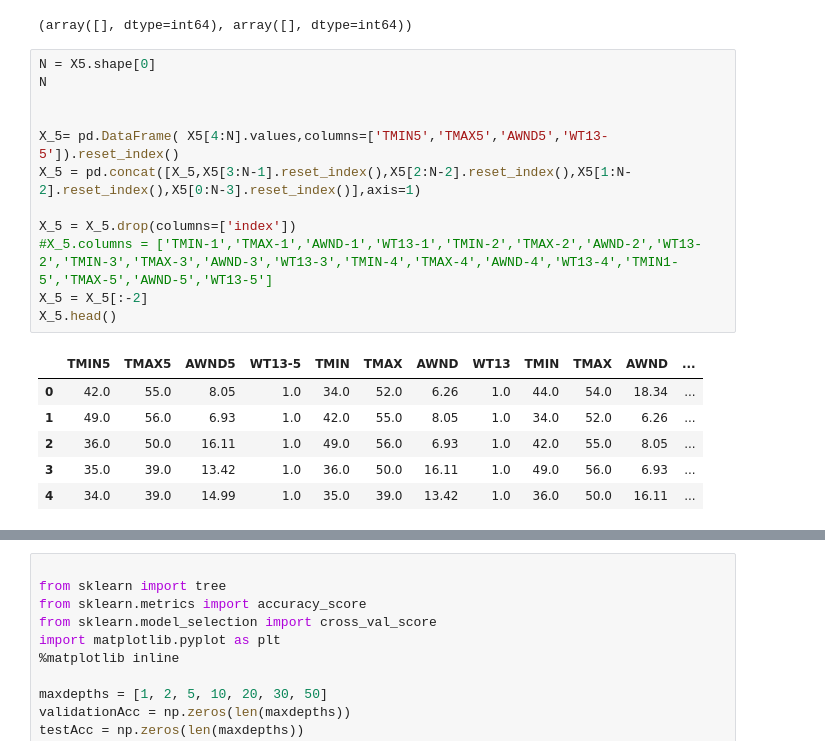
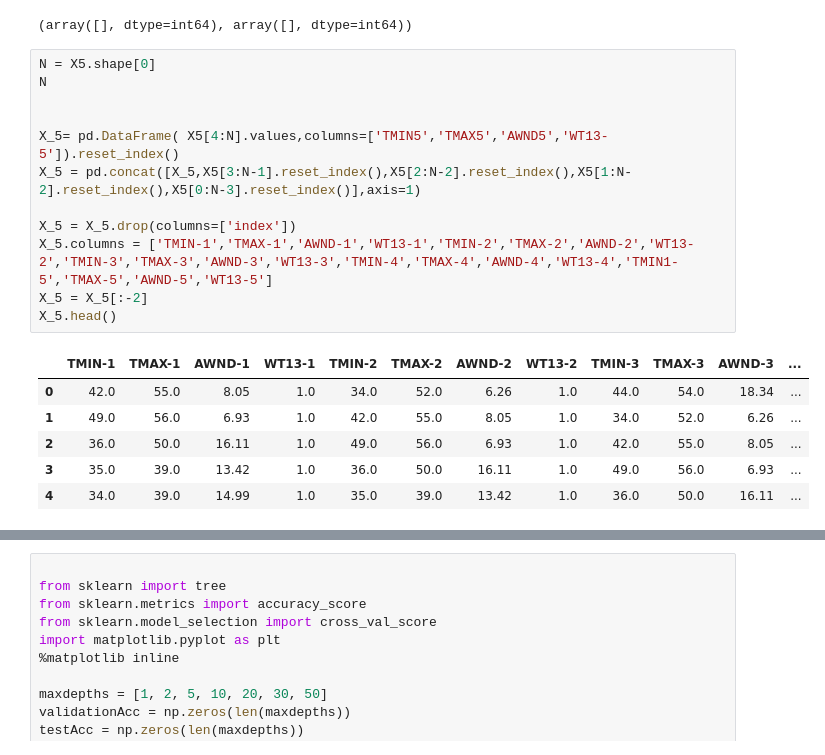
Before and after one commit to DaiweiZ/Smog-Weather-Prediction, a Jupyter notebook: project final.ipynb, the cells around one changed output, grey strips where cells are left out. Cells and saved outputs as stored; diff of their text form.

```diff
--- a/project final.ipynb
+++ b/project final.ipynb
@@ -186,17 +194,17 @@ np.where(np.isnan(X5))
 # %%
 N = X5.shape[0]
 N
 
 
 X_5= pd.DataFrame( X5[4:N].values,columns=['TMIN5','TMAX5','AWND5','WT13-5']).reset_index()
 X_5 = pd.concat([X_5,X5[3:N-1].reset_index(),X5[2:N-2].reset_index(),X5[1:N-2].reset_index(),X5[0:N-3].reset_index()],axis=1)
 
 X_5 = X_5.drop(columns=['index'])
-#X_5.columns = ['TMIN-1','TMAX-1','AWND-1','WT13-1','TMIN-2','TMAX-2','AWND-2','WT13-2','TMIN-3','TMAX-3','AWND-3','WT13-3','TMIN-4','TMAX-4','AWND-4','WT13-4','TMIN1-5','TMAX-5','AWND-5','WT13-5']
+X_5.columns = ['TMIN-1','TMAX-1','AWND-1','WT13-1','TMIN-2','TMAX-2','AWND-2','WT13-2','TMIN-3','TMAX-3','AWND-3','WT13-3','TMIN-4','TMAX-4','AWND-4','WT13-4','TMIN1-5','TMAX-5','AWND-5','WT13-5']
 X_5 = X_5[:-2]
 X_5.head()
 # %% [output]
-|  | TMIN5 | TMAX5 | AWND5 | WT13-5 | TMIN | TMAX | AWND | WT13 | TMIN | TMAX | AWND | ... |
+|  | TMIN-1 | TMAX-1 | AWND-1 | WT13-1 | TMIN-2 | TMAX-2 | AWND-2 | WT13-2 | TMIN-3 | TMAX-3 | AWND-3 | ... |
 | 0 | 42.0 | 55.0 | 8.05 | 1.0 | 34.0 | 52.0 | 6.26 | 1.0 | 44.0 | 54.0 | 18.34 | ... |
 | 1 | 49.0 | 56.0 | 6.93 | 1.0 | 42.0 | 55.0 | 8.05 | 1.0 | 34.0 | 52.0 | 6.26 | ... |
 | 2 | 36.0 | 50.0 | 16.11 | 1.0 | 49.0 | 56.0 | 6.93 | 1.0 | 42.0 | 55.0 | 8.05 | ... |
```
Also changed, not shown: parts of 13 cells of this notebook, 1 other file.
